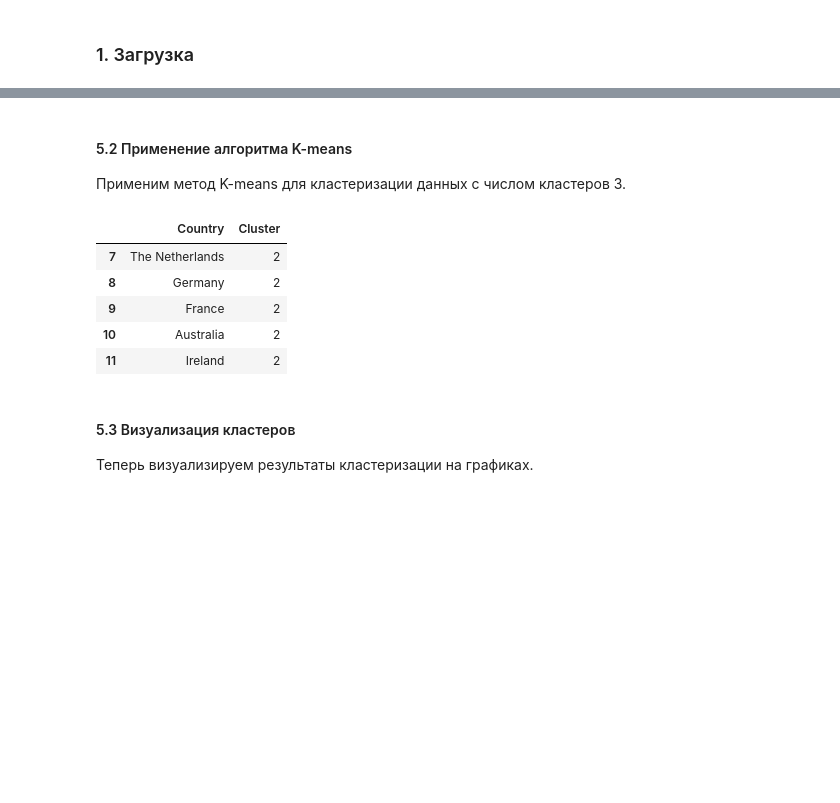
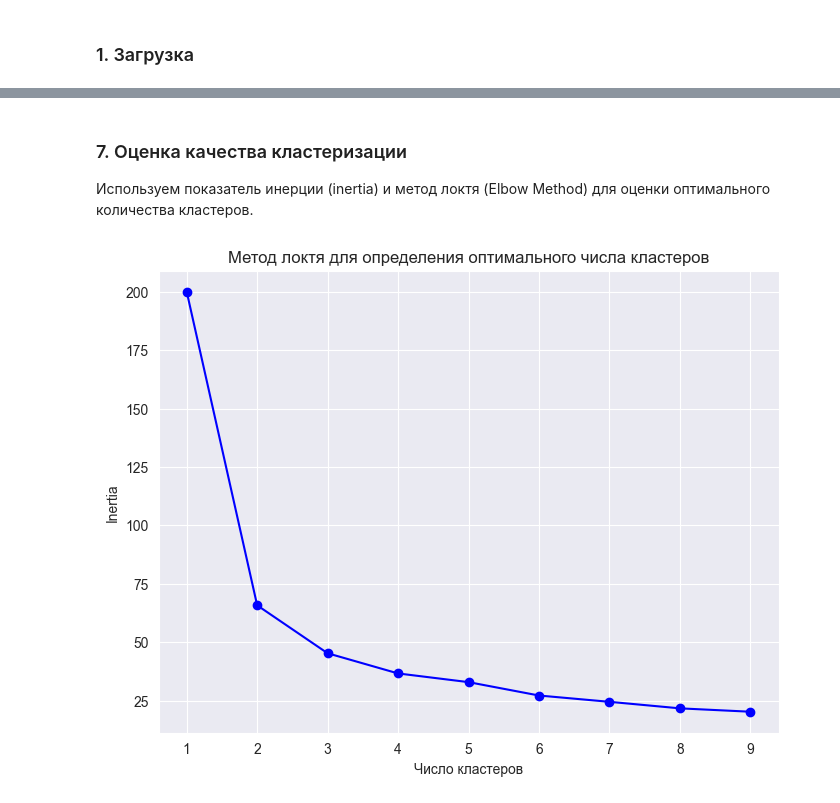
Before and after one commit to woofiwaffle/Projects_ML_BD, a Jupyter notebook: labwork2/Lab 2, № 2372, СоколовскийВД.ipynb, the cells around one changed output, grey strips where cells are left out. Drawn from its saved outputs; the diff is of its cells as text; code cells hidden in the pictures; blank space fills up the shorter version.

```diff
--- a/labwork2/Lab 2, № 2372, СоколовскийВД.ipynb
+++ b/labwork2/Lab 2, № 2372, СоколовскийВД.ipynb
@@ -114,23 +106,20 @@ X_scaled = scaler.fit_transform(X)
 # %% [markdown]
-#### 5.2 Применение алгоритма K-means
-Применим метод K-means для кластеризации данных с числом кластеров 3.
+### 7. Оценка качества кластеризации
+Используем показатель инерции (inertia) и метод локтя (Elbow Method) для оценки оптимального количества кластеров.
 # %%
-# Применение метода K-means
-kmeans = KMeans(n_clusters=3, random_state=42)
-kmeans.fit(X_scaled)
+# Метод локтя для выбора оптимального числа кластеров
+inertia = []
+K = range(1, 10)
+for k in K:
+    kmeans = KMeans(n_clusters=k, random_state=42)
+    kmeans.fit(scaled_df)
+    inertia.append(kmeans.inertia_)
 
-# Добавление меток кластеров в данные
-data_cleaned['Cluster'] = kmeans.labels_
-
-# Просмотр первых строк данных с метками кластеров
-data_cleaned[['Country', 'Cluster']].head()
+plt.figure(figsize=(8, 6))
+plt.plot(K, inertia, 'bo-')
+plt.xlabel('Число кластеров')
+plt.ylabel('Inertia')
+plt.title('Метод локтя для определения оптимального числа кластеров')
+plt.show()
 # %% [output]
-|  | Country | Cluster |
-| 7 | The Netherlands | 2 |
-| 8 | Germany | 2 |
-| 9 | France | 2 |
-| 10 | Australia | 2 |
-| 11 | Ireland | 2 |
+[figure, added]
-# %% [markdown]
-#### 5.3 Визуализация кластеров
-Теперь визуализируем результаты кластеризации на графиках.
```
Also changed, not shown: parts of 17 cells of this notebook, 1 other file.
